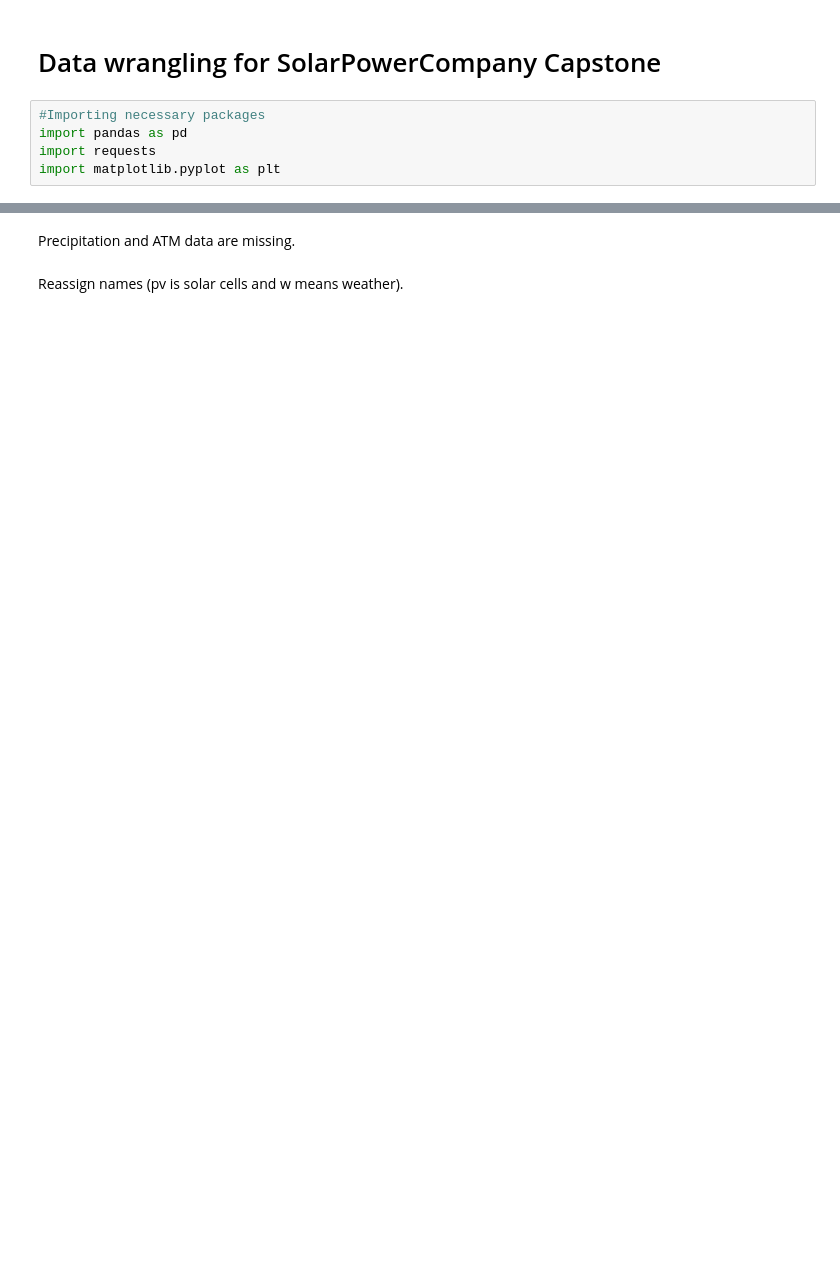
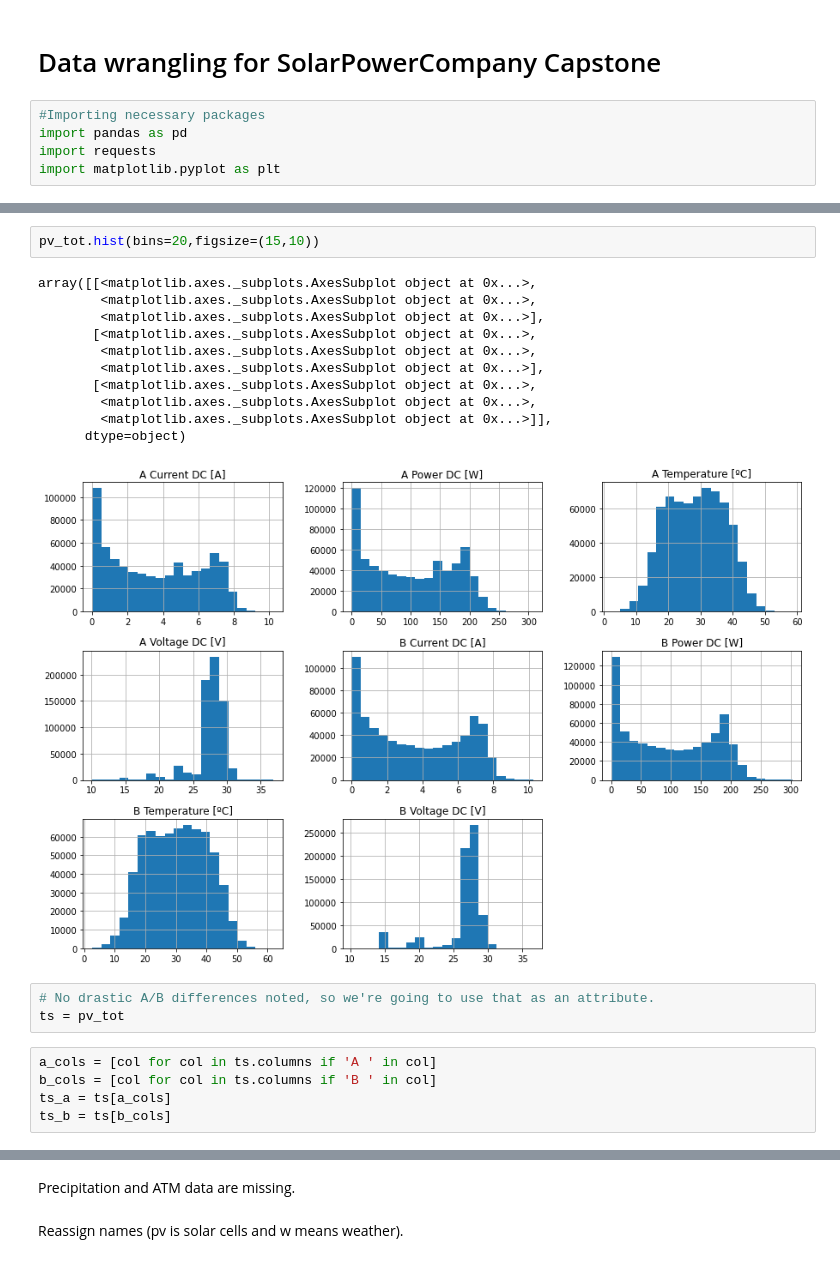
Before and after one commit to jensensj/Capstone_2-SolarPowerCompany, a Jupyter notebook: Wrangling/DataWrangling.ipynb, the cells around one changed output, grey strips where cells are left out. Drawn from its saved outputs; the diff is of its cells as text; blank space fills up the shorter version.

```diff
--- a/Wrangling/DataWrangling.ipynb
+++ b/Wrangling/DataWrangling.ipynb
@@ -103,0 +265,22 @@ dtype: int64
+# %%
+pv_tot.hist(bins=20,figsize=(15,10))
+# %% [output]
+array([[<matplotlib.axes._subplots.AxesSubplot object at 0x...>,
+        <matplotlib.axes._subplots.AxesSubplot object at 0x...>,
+        <matplotlib.axes._subplots.AxesSubplot object at 0x...>],
+       [<matplotlib.axes._subplots.AxesSubplot object at 0x...>,
+        <matplotlib.axes._subplots.AxesSubplot object at 0x...>,
+        <matplotlib.axes._subplots.AxesSubplot object at 0x...>],
+       [<matplotlib.axes._subplots.AxesSubplot object at 0x...>,
+        <matplotlib.axes._subplots.AxesSubplot object at 0x...>,
+        <matplotlib.axes._subplots.AxesSubplot object at 0x...>]],
+      dtype=object)
+[figure, added]
+# %%
+# No drastic A/B differences noted, so we're going to use that as an attribute.
+ts = pv_tot
+# %%
+a_cols = [col for col in ts.columns if 'A ' in col]
+b_cols = [col for col in ts.columns if 'B ' in col]
+ts_a = ts[a_cols]
+ts_b = ts[b_cols]
```
Also changed, not shown: parts of 65 cells of this notebook, 4 other files.
